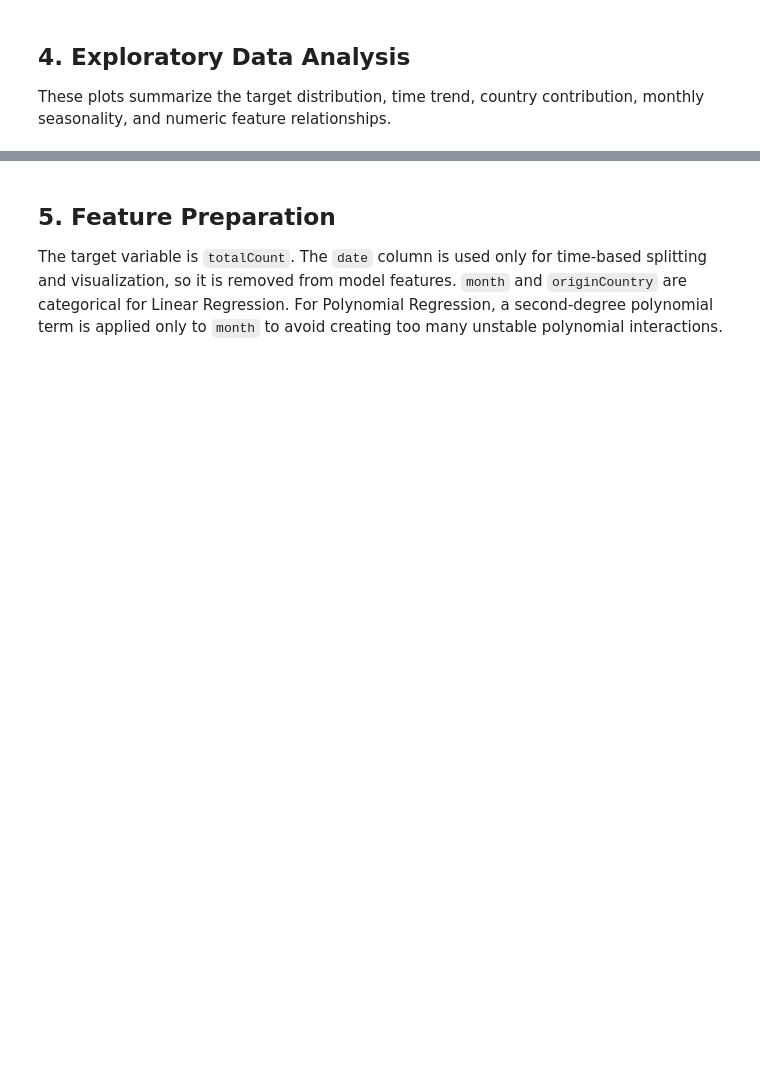
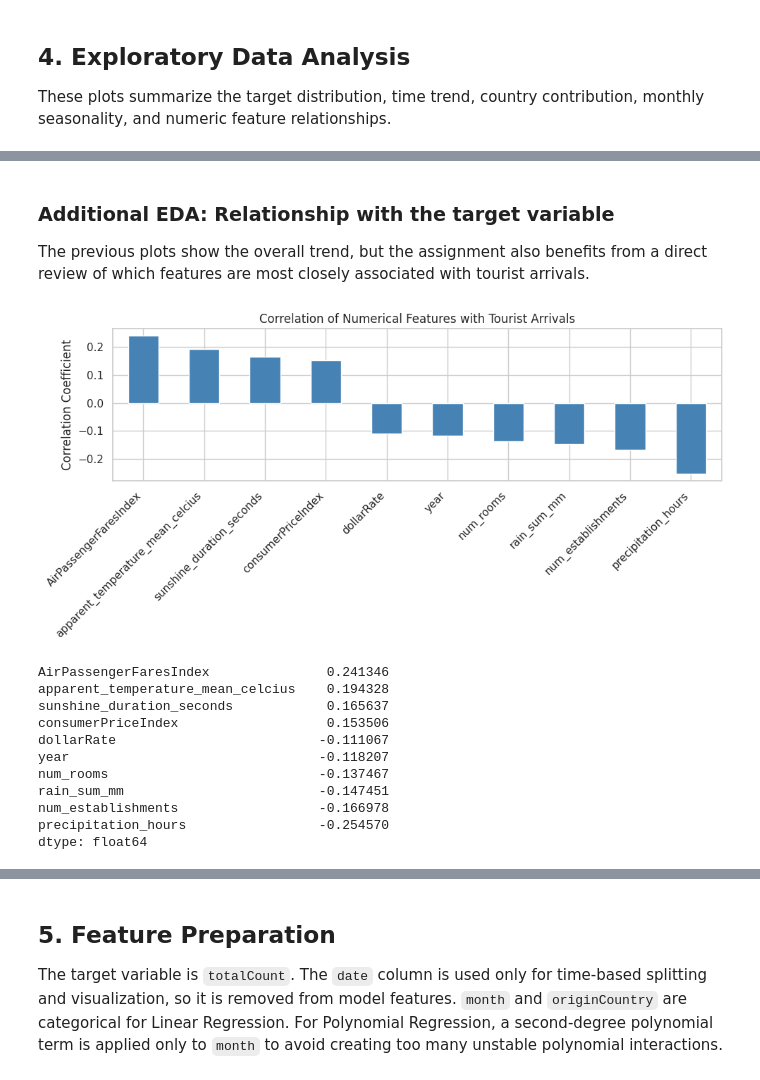
Before and after one commit to JanithaRajapaksha/ml-paper, a Jupyter notebook: main.ipynb, the cells around one changed output, grey strips where cells are left out. Cells and saved outputs as stored; diff of their text form; code cells hidden in the pictures; blank space fills up the shorter version.

```diff
--- a/main.ipynb
+++ b/main.ipynb
@@ -155,0 +222,38 @@ plt.show()
+# %% [markdown]
+### Additional EDA: Relationship with the target variable
+
+The previous plots show the overall trend, but the assignment also benefits from a direct review of which features are most closely associated with tourist arrivals.
+# %%
+numeric_features_for_corr = [
+    col for col in df.select_dtypes(include=np.number).columns
+    if col != 'totalCount'
+]
+
+feature_target_corr = (
+    df[numeric_features_for_corr]
+    .corrwith(df['totalCount'])
+    .sort_values(ascending=False)
+)
+
+plt.figure(figsize=(10, 5))
+feature_target_corr.plot(kind='bar', color='steelblue')
+plt.title('Correlation of Numerical Features with Tourist Arrivals')
+plt.ylabel('Correlation Coefficient')
+plt.xticks(rotation=45, ha='right')
+plt.tight_layout()
+plt.show()
+
+feature_target_corr
+# %% [output]
+[figure, added]
+AirPassengerFaresIndex               0.241346
+apparent_temperature_mean_celcius    0.194328
+sunshine_duration_seconds            0.165637
+consumerPriceIndex                   0.153506
+dollarRate                          -0.111067
+year                                -0.118207
+num_rooms                           -0.137467
+rain_sum_mm                         -0.147451
+num_establishments                  -0.166978
+precipitation_hours                 -0.254570
+dtype: float64
```
Also changed, not shown: parts of 19 cells of this notebook.
